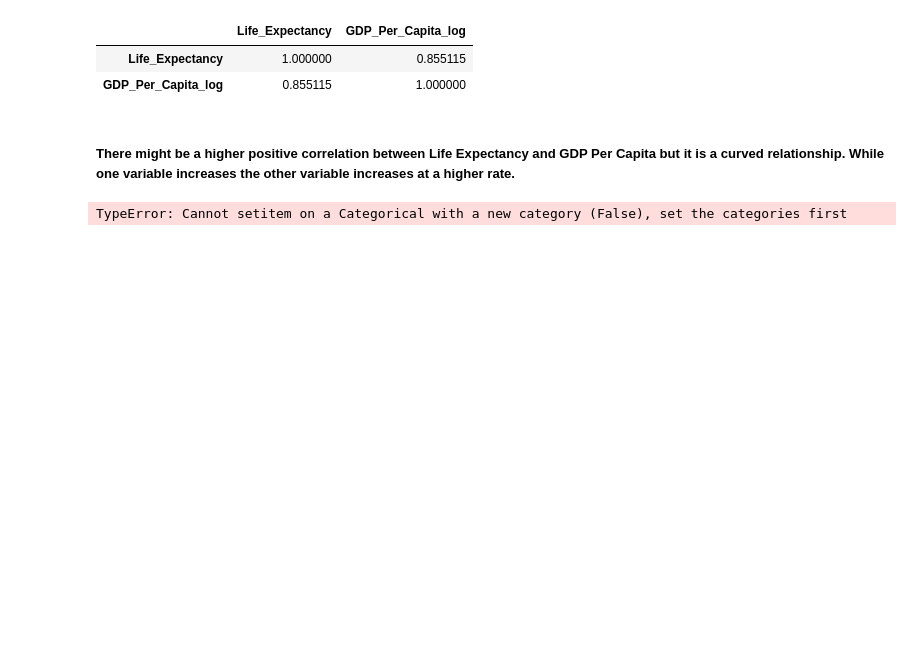
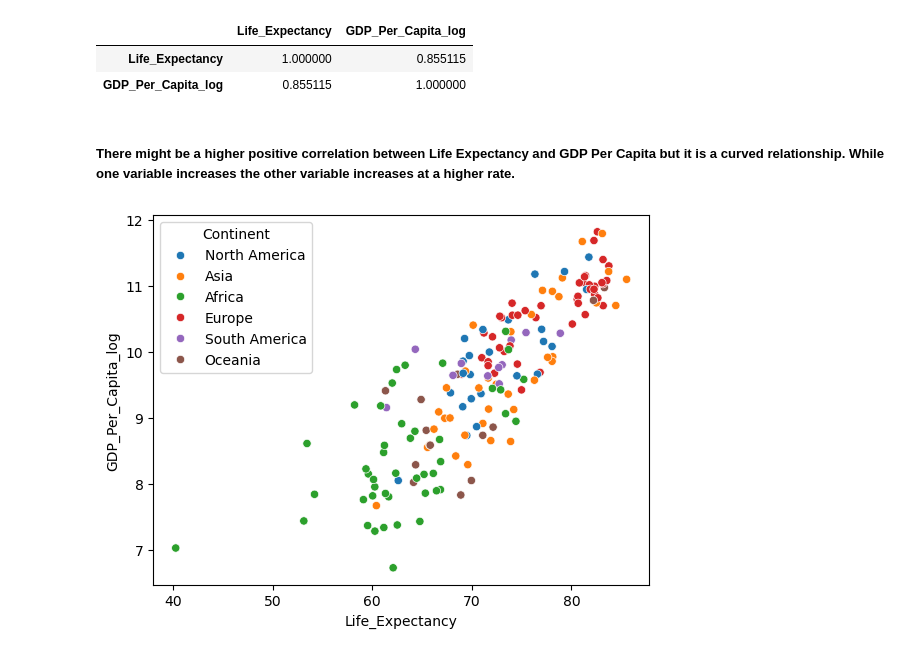
Before and after one commit to nss-data-science-cohort-9/un-exploration-catdgomez, a Jupyter notebook: notebooks/UN_Data_Exploration.ipynb, the cells around one changed output. Drawn from its saved outputs; the diff is of its cells as text; code cells hidden in the pictures; blank space fills up the shorter version.

```diff
--- a/notebooks/UN_Data_Exploration.ipynb
+++ b/notebooks/UN_Data_Exploration.ipynb
@@ -1059,10 +1001,10 @@ gdp_le_2021[['Life_Expectancy', 'GDP_Per_Capita_log']].corr()
 ##### There might be a higher positive correlation between Life Expectancy and GDP Per Capita but it is a curved relationship. While one variable increases the other variable increases at a higher rate.
 # %%
 sns.scatterplot(
-    data=gdp_le_2021[gdp_le_2021],
+    data=gdp_le_2021,
     x="Life_Expectancy",
     y="GDP_Per_Capita_log",
     hue="Continent"
 );
 # %% [output]
-TypeError: Cannot setitem on a Categorical with a new category (False), set the categories first
+[figure, added]
```
Also changed, not shown: parts of 20 cells of this notebook.
